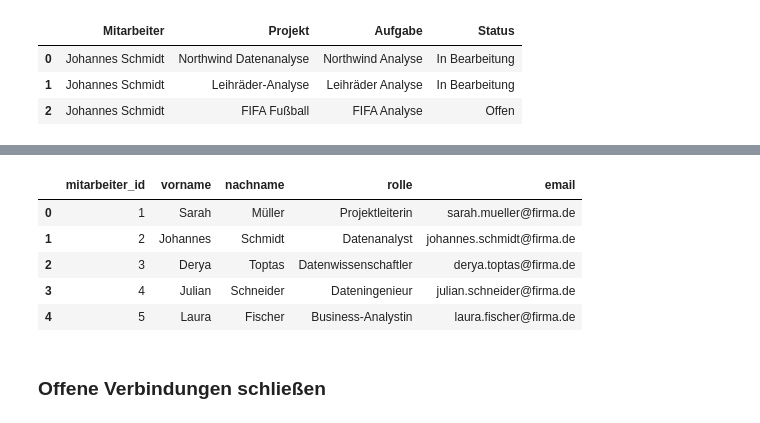
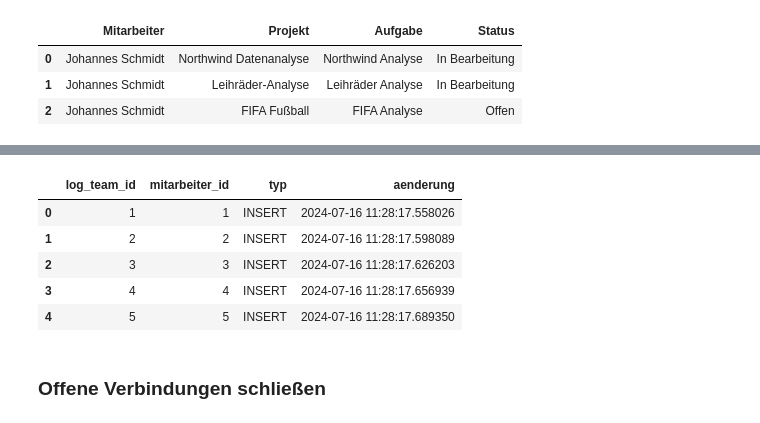
Before and after one commit to lisabeller/Praxisprojekt-SQL-Datenbank-todo-Liste, a Jupyter notebook: 202407_Datenbanken_SQL_Abschlussprojekt_LB.ipynb, the cells around one changed output, grey strips where cells are left out. Drawn from its saved outputs; the diff is of its cells as text; code cells hidden in the pictures.

```diff
--- a/202407_Datenbanken_SQL_Abschlussprojekt_LB.ipynb
+++ b/202407_Datenbanken_SQL_Abschlussprojekt_LB.ipynb
@@ -953,13 +955,13 @@ get_all_aufgaben()
 # %%
 # Tabelle "Aufgaben" anzeigen
-display_table('team')
+display_table('team_log')
 # %% [output]
-|  | mitarbeiter_id | vorname | nachname | rolle | email |
-| 0 | 1 | Sarah | Müller | Projektleiterin | sarah.mueller@firma.de |
-| 1 | 2 | Johannes | Schmidt | Datenanalyst | johannes.schmidt@firma.de |
-| 2 | 3 | Derya | Toptas | Datenwissenschaftler | derya.toptas@firma.de |
-| 3 | 4 | Julian | Schneider | Dateningenieur | julian.schneider@firma.de |
-| 4 | 5 | Laura | Fischer | Business-Analystin | laura.fischer@firma.de |
+|  | log_team_id | mitarbeiter_id | typ | aenderung |
+| 0 | 1 | 1 | INSERT | 2024-07-16 11:28:17.558026 |
+| 1 | 2 | 2 | INSERT | 2024-07-16 11:28:17.598089 |
+| 2 | 3 | 3 | INSERT | 2024-07-16 11:28:17.626203 |
+| 3 | 4 | 4 | INSERT | 2024-07-16 11:28:17.656939 |
+| 4 | 5 | 5 | INSERT | 2024-07-16 11:28:17.689350 |
 # %% [markdown]
 ### Offene Verbindungen schließen
 # %%
```
Also changed, not shown: parts of 3 cells of this notebook.
